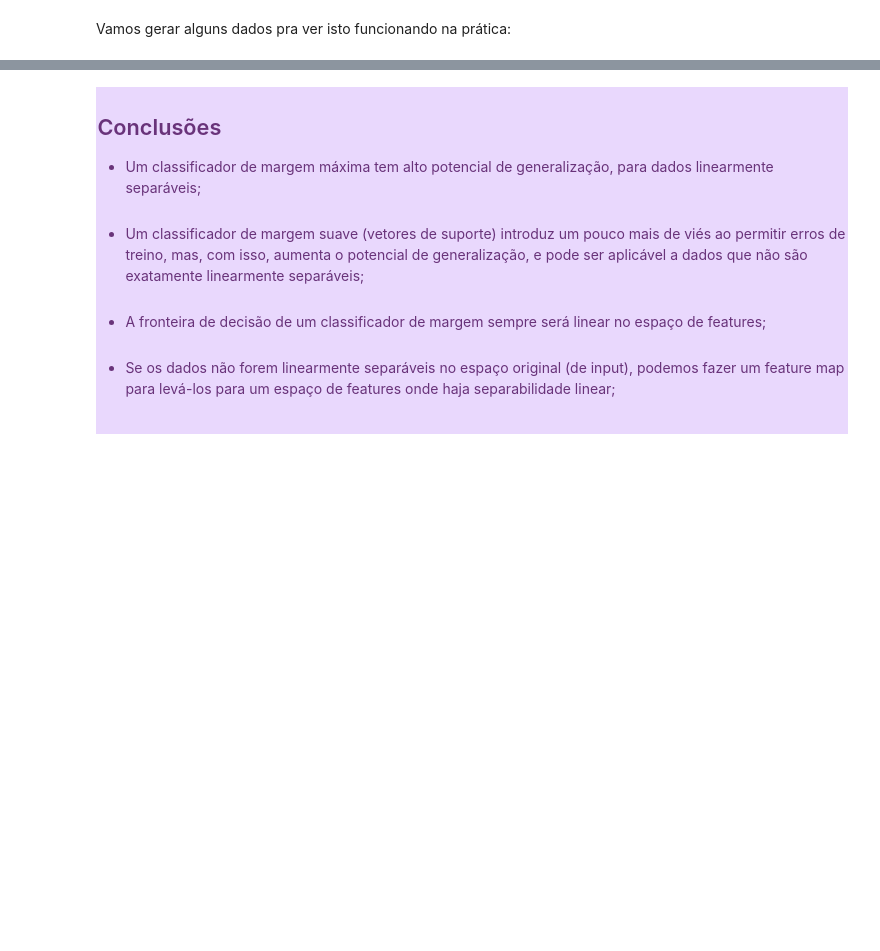
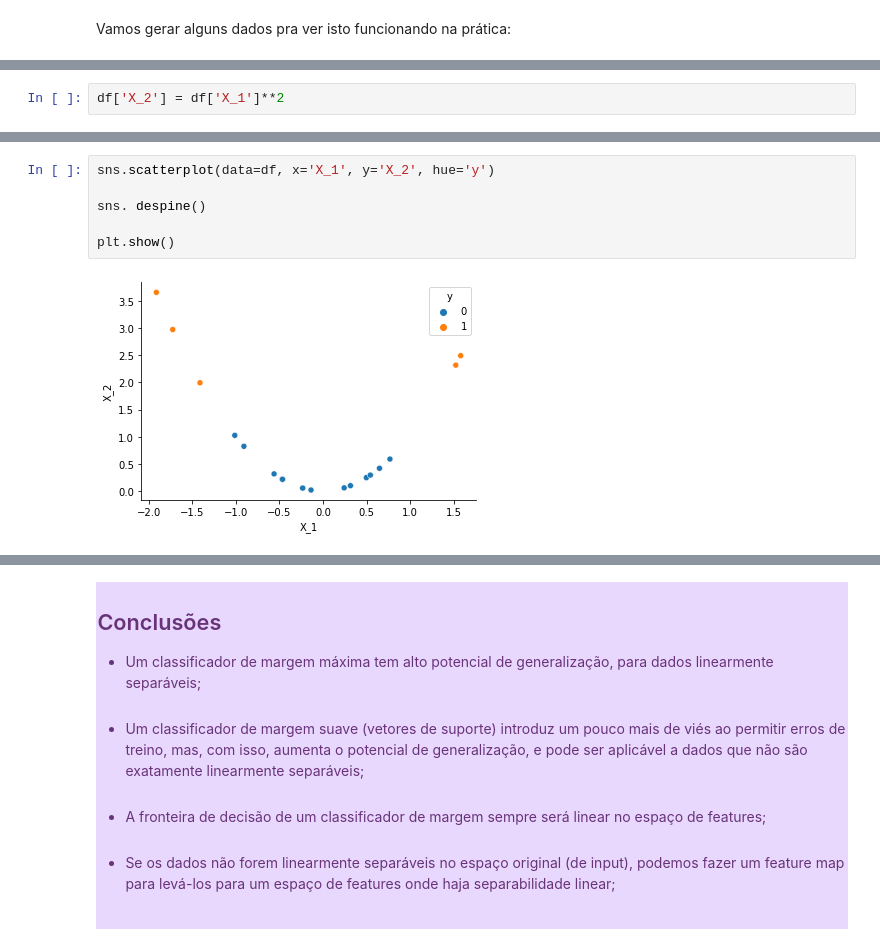
Before and after one commit to remarchese/DS_turma815, a Jupyter notebook: ML2/Aula02/Aula 2 - SVM.ipynb, the cells around one changed output, grey strips where cells are left out. Cells and saved outputs as stored; diff of their text form; blank space fills up the shorter version.

```diff
--- a/ML2/Aula02/Aula 2 - SVM.ipynb
+++ b/ML2/Aula02/Aula 2 - SVM.ipynb
@@ -215,0 +255,2 @@ Vamos gerar alguns dados pra ver isto funcionando na prática:
+# %%
+df['X_2'] = df['X_1']**2
@@ -216,3 +277,11 @@ Vamos gerar alguns dados pra ver isto funcionando na prática:
+# %%
+sns.scatterplot(data=df, x='X_1', y='X_2', hue='y')
+
+sns. despine()
+
+plt.show()
+# %% [output]
+[figure, added]
 # %% [markdown]
 E claro, embora tenhamos visto um feature map do tipo $\Phi : \mathbb{R}^1 \rightarrow \mathbb{R}^2$, eles podem assumir as mais diferentes formas! Em geral, podemos definir um feature map genérico como $\Phi : \mathcal{X} \rightarrow \mathcal{Z}$ (de forma concreta, $\Phi : \mathbb{R}^m \rightarrow \mathbb{R}^n$, para $m, n$ dimensões arbitrárias!)
 
```
Also changed, not shown: parts of 9 cells of this notebook.
